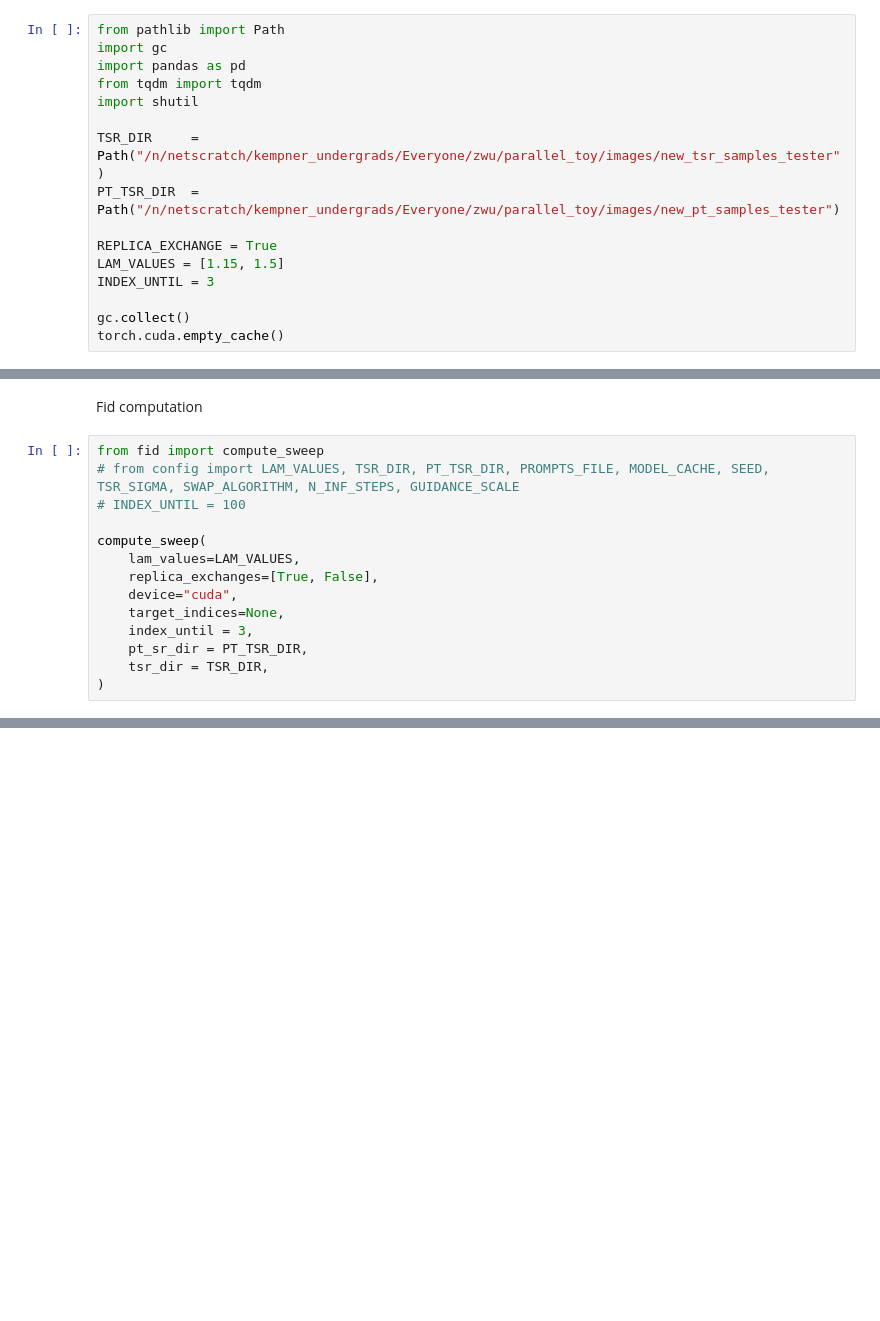
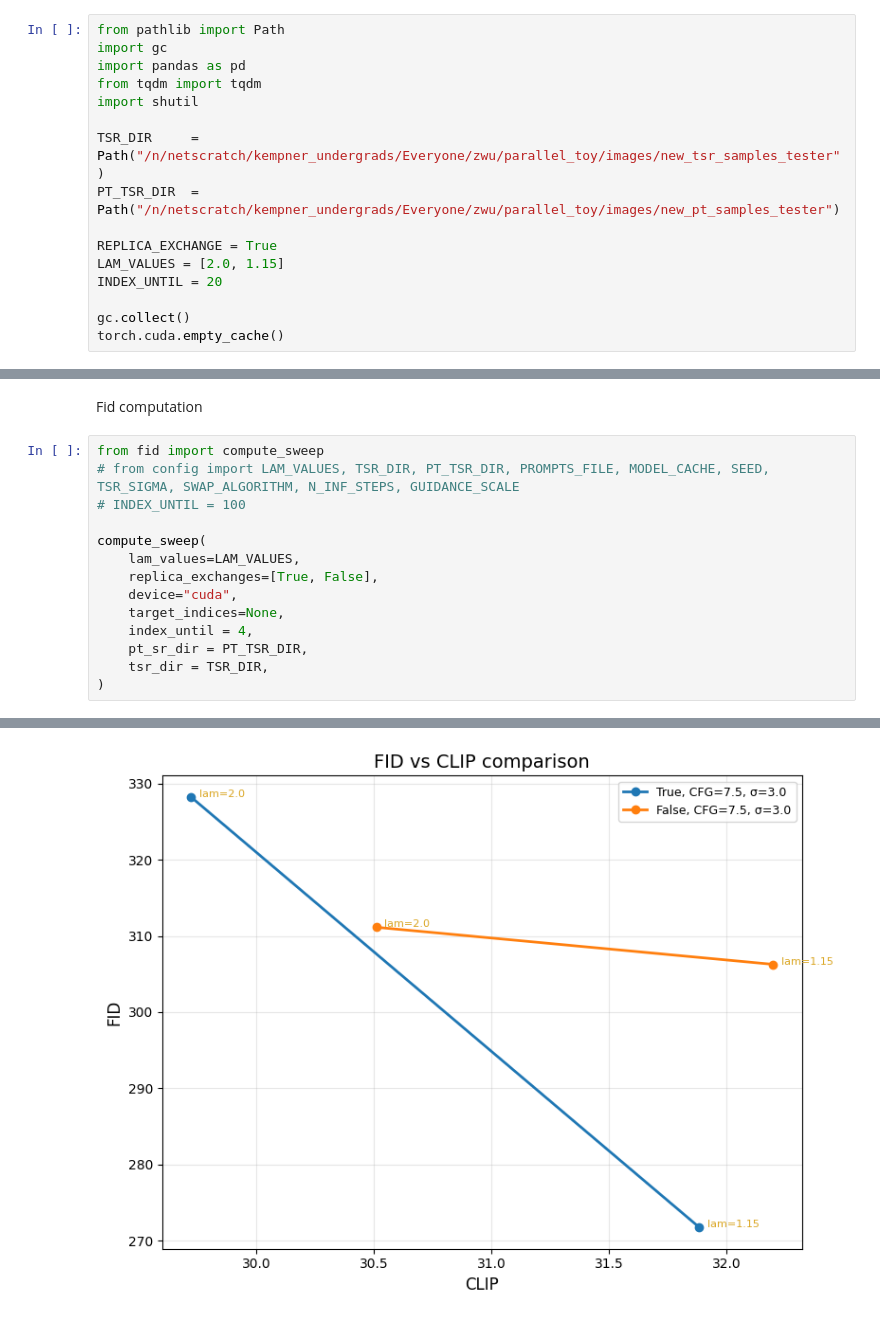
Before and after one commit to oatmeallover/parallel_tempering, a Jupyter notebook: batch_py/generate_samples.ipynb, the cells around one changed output, grey strips where cells are left out. Cells and saved outputs as stored; diff of their text form; blank space fills up the shorter version.

```diff
--- a/batch_py/generate_samples.ipynb
+++ b/batch_py/generate_samples.ipynb
@@ -26,8 +26,8 @@ TSR_DIR     = Path("/n/netscratch/kempner_undergrads/Everyone/zwu/parallel_toy/i
 PT_TSR_DIR  = Path("/n/netscratch/kempner_undergrads/Everyone/zwu/parallel_toy/images/new_pt_samples_tester")
 
 REPLICA_EXCHANGE = True
-LAM_VALUES = [1.15, 1.5]
-INDEX_UNTIL = 3
+LAM_VALUES = [2.0, 1.15]
+INDEX_UNTIL = 20
 
 gc.collect()
 torch.cuda.empty_cache()
@@ -97,7 +253,8 @@ compute_sweep(
 	replica_exchanges=[True, False],
 	device="cuda",
 	target_indices=None,
-	index_until = 3,
+	index_until = 4,
 	pt_sr_dir = PT_TSR_DIR,
 	tsr_dir = TSR_DIR,
 )
+# %% [output]
@@ -103,0 +273 @@ compute_sweep(
+[figure, added]
```
Also changed, not shown: parts of 2 cells of this notebook, 12 other files.
